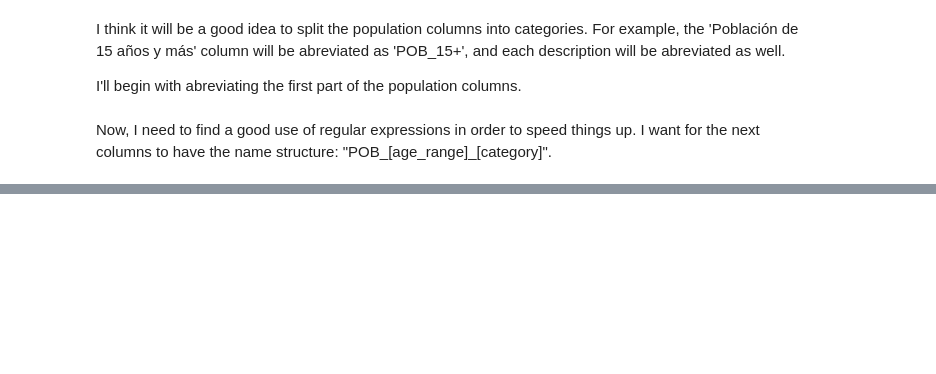
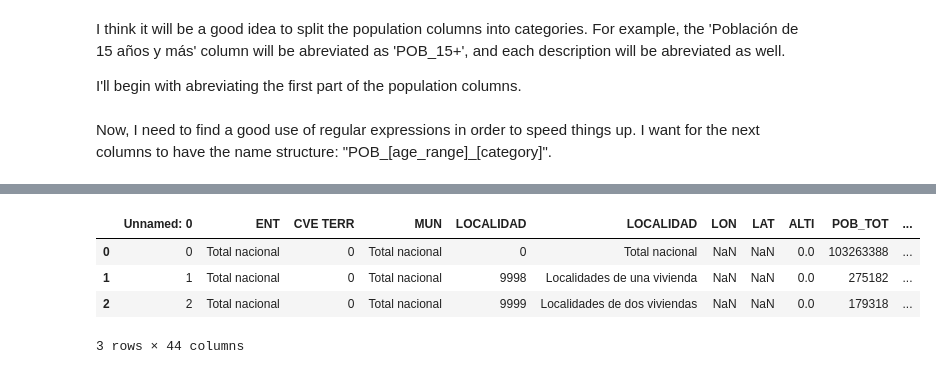
Before and after one commit to IsaacSebastian/ingCaracteristicasProyecto_, a Jupyter notebook: notebooks/1.01_fct_education_join_data.ipynb, the cells around one changed output, grey strips where cells are left out. Drawn from its saved outputs; the diff is of its cells as text; code cells hidden in the pictures; blank space fills up the shorter version.

```diff
--- a/notebooks/1.01_fct_education_join_data.ipynb
+++ b/notebooks/1.01_fct_education_join_data.ipynb
@@ -149,0 +192,8 @@ population(text)
+# %%
+rename_columns(df_2005)[0].head(3)
+# %% [output]
+|  | Unnamed: 0 | ENT | CVE TERR | MUN | LOCALIDAD | LOCALIDAD | LON | LAT | ALTI | POB_TOT | ... |
+| 0 | 0 | Total nacional | 0 | Total nacional | 0 | Total nacional | NaN | NaN | 0.0 | 103263388 | ... |
+| 1 | 1 | Total nacional | 0 | Total nacional | 9998 | Localidades de una vivienda | NaN | NaN | 0.0 | 275182 | ... |
+| 2 | 2 | Total nacional | 0 | Total nacional | 9999 | Localidades de dos viviendas | NaN | NaN | 0.0 | 179318 | ... |
+3 rows × 44 columns
```
Also changed, not shown: parts of 34 cells of this notebook.
